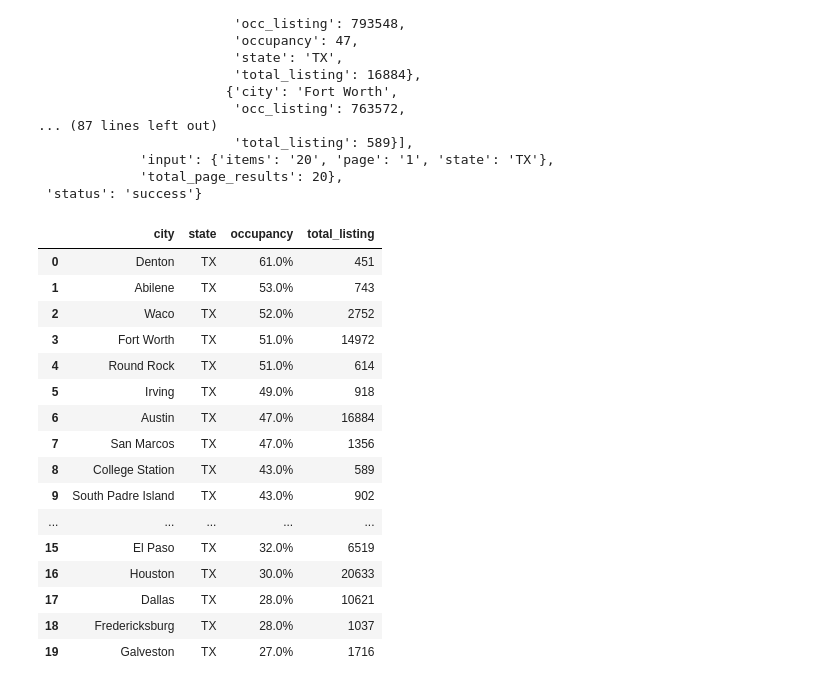
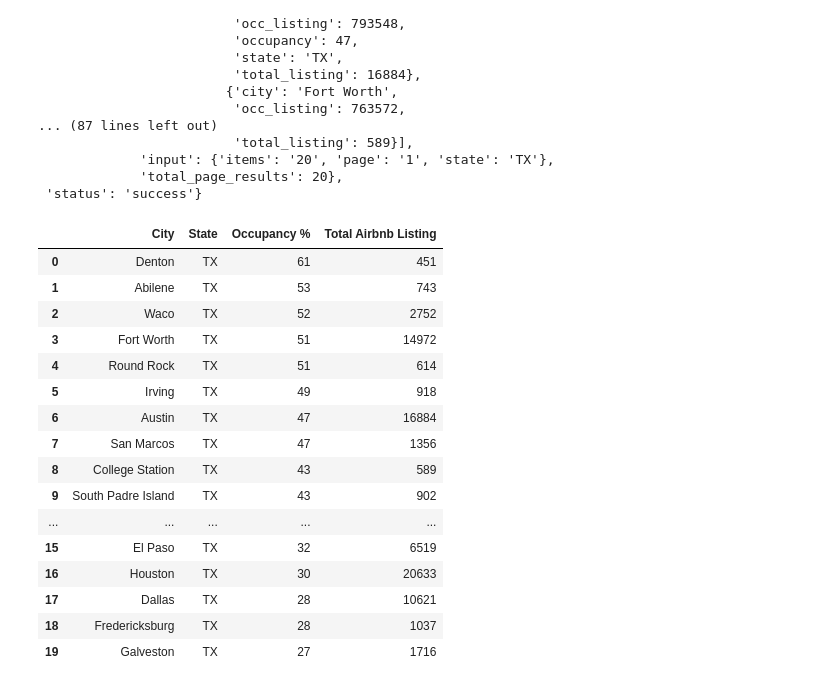
Before and after one commit to Memellsworth/Project1-, a Jupyter notebook: RealEstateInvestinginTexas.ipynb, the cells around one changed output. Cells and saved outputs as stored; diff of their text form; code cells hidden in the pictures.

```diff
--- a/RealEstateInvestinginTexas.ipynb
+++ b/RealEstateInvestinginTexas.ipynb
@@ -10,5 +14,5 @@ from pprint import pprint
 # %%
-import requests
+api_key = api_key
 
 url = "https://mashvisor-api.p.rapidapi.com/trends/cities"
 
@@ -16,7 +20,7 @@ querystring = {"state":"TX","page":"1","items":"20"}
 
 headers = {
 	"content-type": "application/octet-stream",
-	"X-RapidAPI-Key": "",
+	"X-RapidAPI-Key": api_key,
 	"X-RapidAPI-Host": "mashvisor-api.p.rapidapi.com"
 }
 
@@ -44,29 +48,29 @@ pprint(response)
 # %%
 city_data = pd.json_normalize(response["content"]["cities"])
 city_data = city_data.sort_values(["occupancy"],ascending=False)
-city_data["occupancy"]=city_data["occupancy"].map("{:,.1f}%".format)
+city_data["occupancy"]=city_data["occupancy"]
 city_data = city_data.reset_index(drop= True)
 city_data_cleaned = city_data.drop(["occ_listing"],axis =1)
-city_data_cleaned.rename(columns={'city':"City","state":"State", "occupancy":"Occupancy %","total_listing":"Total Airbnb Listing"})
+city_data_cleaned=city_data_cleaned.rename(columns={'city':"City","state":"State", "occupancy":"Occupancy %","total_listing":"Total Airbnb Listing"})
 city_data_cleaned
 # %% [output]
-|  | city | state | occupancy | total_listing |
-| 0 | Denton | TX | 61.0% | 451 |
-| 1 | Abilene | TX | 53.0% | 743 |
-| 2 | Waco | TX | 52.0% | 2752 |
-| 3 | Fort Worth | TX | 51.0% | 14972 |
-| 4 | Round Rock | TX | 51.0% | 614 |
-| 5 | Irving | TX | 49.0% | 918 |
-| 6 | Austin | TX | 47.0% | 16884 |
-| 7 | San Marcos | TX | 47.0% | 1356 |
-| 8 | College Station | TX | 43.0% | 589 |
-| 9 | South Padre Island | TX | 43.0% | 902 |
+|  | City | State | Occupancy % | Total Airbnb Listing |
+| 0 | Denton | TX | 61 | 451 |
+| 1 | Abilene | TX | 53 | 743 |
+| 2 | Waco | TX | 52 | 2752 |
+| 3 | Fort Worth | TX | 51 | 14972 |
+| 4 | Round Rock | TX | 51 | 614 |
+| 5 | Irving | TX | 49 | 918 |
+| 6 | Austin | TX | 47 | 16884 |
+| 7 | San Marcos | TX | 47 | 1356 |
+| 8 | College Station | TX | 43 | 589 |
+| 9 | South Padre Island | TX | 43 | 902 |
 | ... | ... | ... | ... | ... |
-| 15 | El Paso | TX | 32.0% | 6519 |
-| 16 | Houston | TX | 30.0% | 20633 |
-| 17 | Dallas | TX | 28.0% | 10621 |
-| 18 | Fredericksburg | TX | 28.0% | 1037 |
-| 19 | Galveston | TX | 27.0% | 1716 |
+| 15 | El Paso | TX | 32 | 6519 |
+| 16 | Houston | TX | 30 | 20633 |
+| 17 | Dallas | TX | 28 | 10621 |
+| 18 | Fredericksburg | TX | 28 | 1037 |
+| 19 | Galveston | TX | 27 | 1716 |
 # %%
 cities = []
 for x in city_data_cleaned:
```
Also changed, not shown: parts of 7 cells of this notebook.
